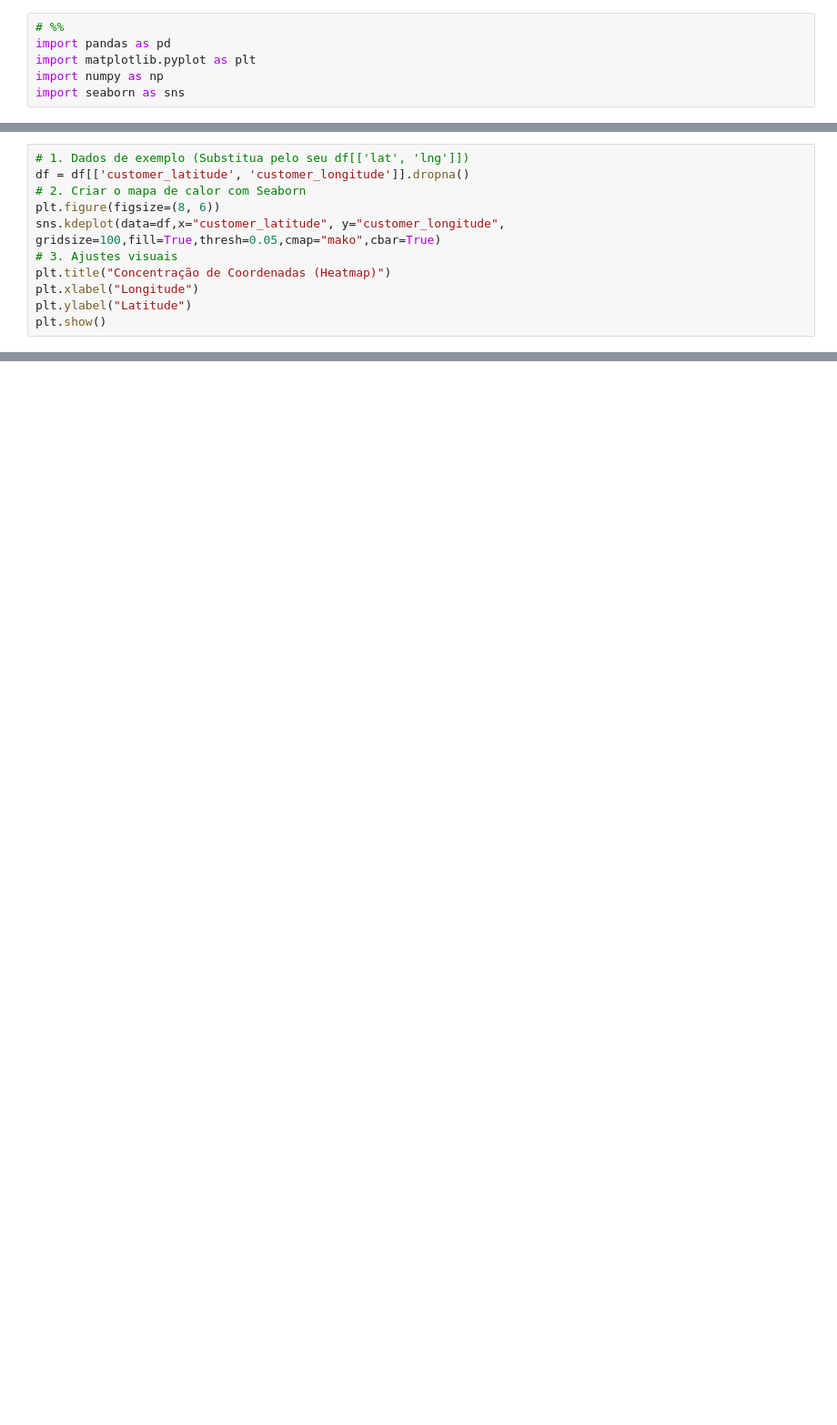
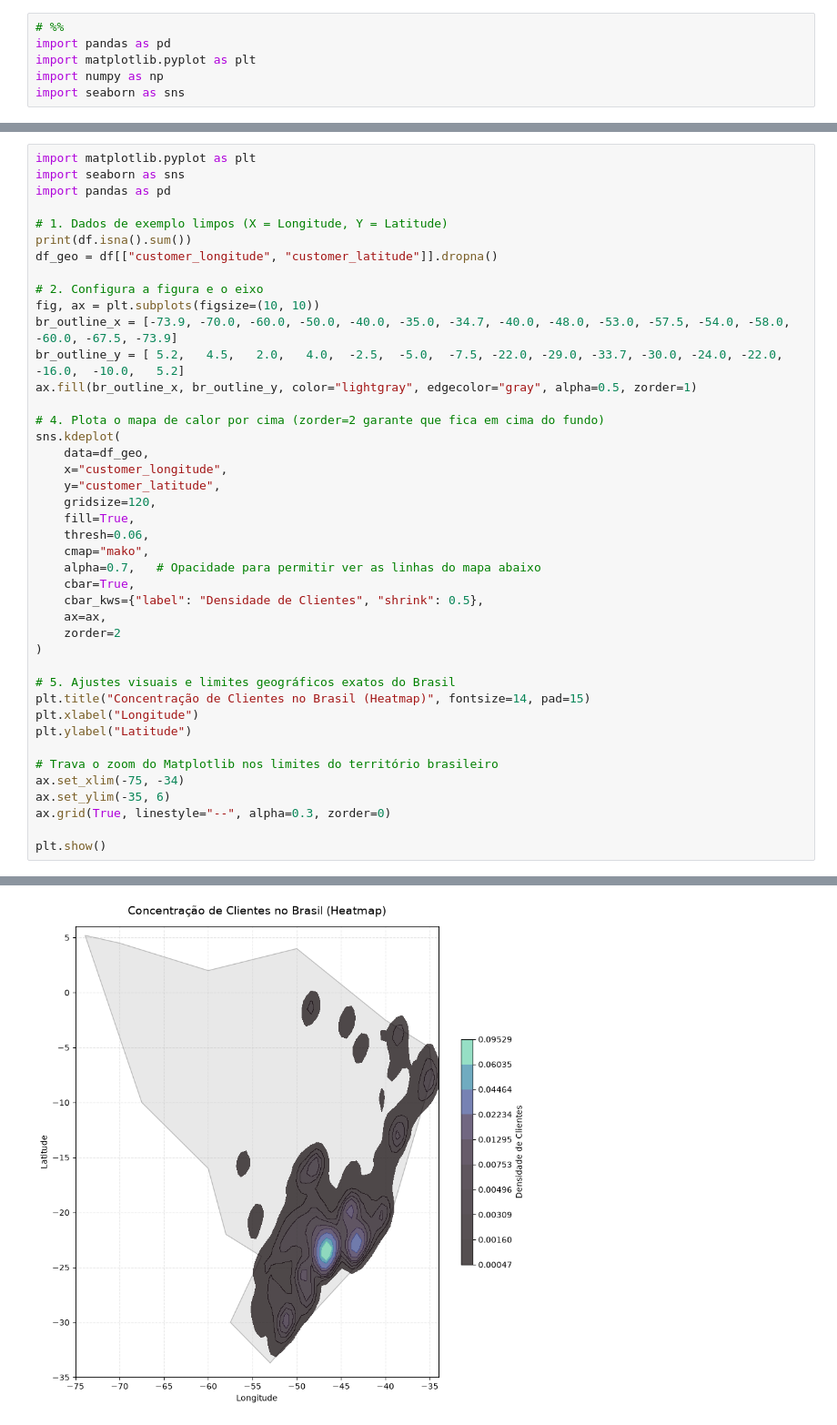
Before and after one commit to ProjetoBootcampTCS/EntregaCerta-AI, a Jupyter notebook: Notebooks/testes/tratamento_e_manipulacao.ipynb, the cells around one changed output, grey strips where cells are left out. Shown at 91% size. Saved outputs shown, nothing was run; the diff lists cells and outputs as text; blank space fills up the shorter version.

Commit message:
mapa de distribuição de vendedores e clientes no país

```diff
--- a/Notebooks/testes/tratamento_e_manipulacao.ipynb
+++ b/Notebooks/testes/tratamento_e_manipulacao.ipynb
@@ -83,11 +79,0 @@ df.to_csv('order_items_reviews_filtered.csv')
-# %%
-# 1. Dados de exemplo (Substitua pelo seu df[['lat', 'lng']])
-df = df[['customer_latitude', 'customer_longitude']].dropna()
-# 2. Criar o mapa de calor com Seaborn
-plt.figure(figsize=(8, 6))
-sns.kdeplot(data=df,x="customer_latitude", y="customer_longitude", gridsize=100,fill=True,thresh=0.05,cmap="mako",cbar=True)
-# 3. Ajustes visuais
-plt.title("Concentração de Coordenadas (Heatmap)")
-plt.xlabel("Longitude")
-plt.ylabel("Latitude")
-plt.show()
@@ -95,0 +80,43 @@ plt.show()
+# %%
+import matplotlib.pyplot as plt
+import seaborn as sns
+import pandas as pd
+
+# 1. Dados de exemplo limpos (X = Longitude, Y = Latitude)
+print(df.isna().sum())
+df_geo = df[["customer_longitude", "customer_latitude"]].dropna()
+
+# 2. Configura a figura e o eixo
+fig, ax = plt.subplots(figsize=(10, 10))
+br_outline_x = [-73.9, -70.0, -60.0, -50.0, -40.0, -35.0, -34.7, -40.0, -48.0, -53.0, -57.5, -54.0, -58.0, -60.0, -67.5, -73.9]
+br_outline_y = [ 5.2,   4.5,   2.0,   4.0,  -2.5,  -5.0,  -7.5, -22.0, -29.0, -33.7, -30.0, -24.0, -22.0, -16.0,  -10.0,   5.2]
+ax.fill(br_outline_x, br_outline_y, color="lightgray", edgecolor="gray", alpha=0.5, zorder=1)
+
+# 4. Plota o mapa de calor por cima (zorder=2 garante que fica em cima do fundo)
+sns.kdeplot(
+    data=df_geo,
+    x="customer_longitude",
+    y="customer_latitude",
+    gridsize=120,
+    fill=True,
+    thresh=0.06,
+    cmap="mako",
+    alpha=0.7,   # Opacidade para permitir ver as linhas do mapa abaixo
+    cbar=True,
+    cbar_kws={"label": "Densidade de Clientes", "shrink": 0.5},
+    ax=ax,
+    zorder=2
+)
+
+# 5. Ajustes visuais e limites geográficos exatos do Brasil
+plt.title("Concentração de Clientes no Brasil (Heatmap)", fontsize=14, pad=15)
+plt.xlabel("Longitude")
+plt.ylabel("Latitude")
+
+# Trava o zoom do Matplotlib nos limites do território brasileiro
+ax.set_xlim(-75, -34)
+ax.set_ylim(-35, 6)
+ax.grid(True, linestyle="--", alpha=0.3, zorder=0)
+
+plt.show()
+# %% [output]
@@ -96,3 +140,4 @@ plt.show()
+[figure, added]
 # %%
 
 
```
Also changed, not shown: parts of 3 cells of this notebook, 2 other files.
